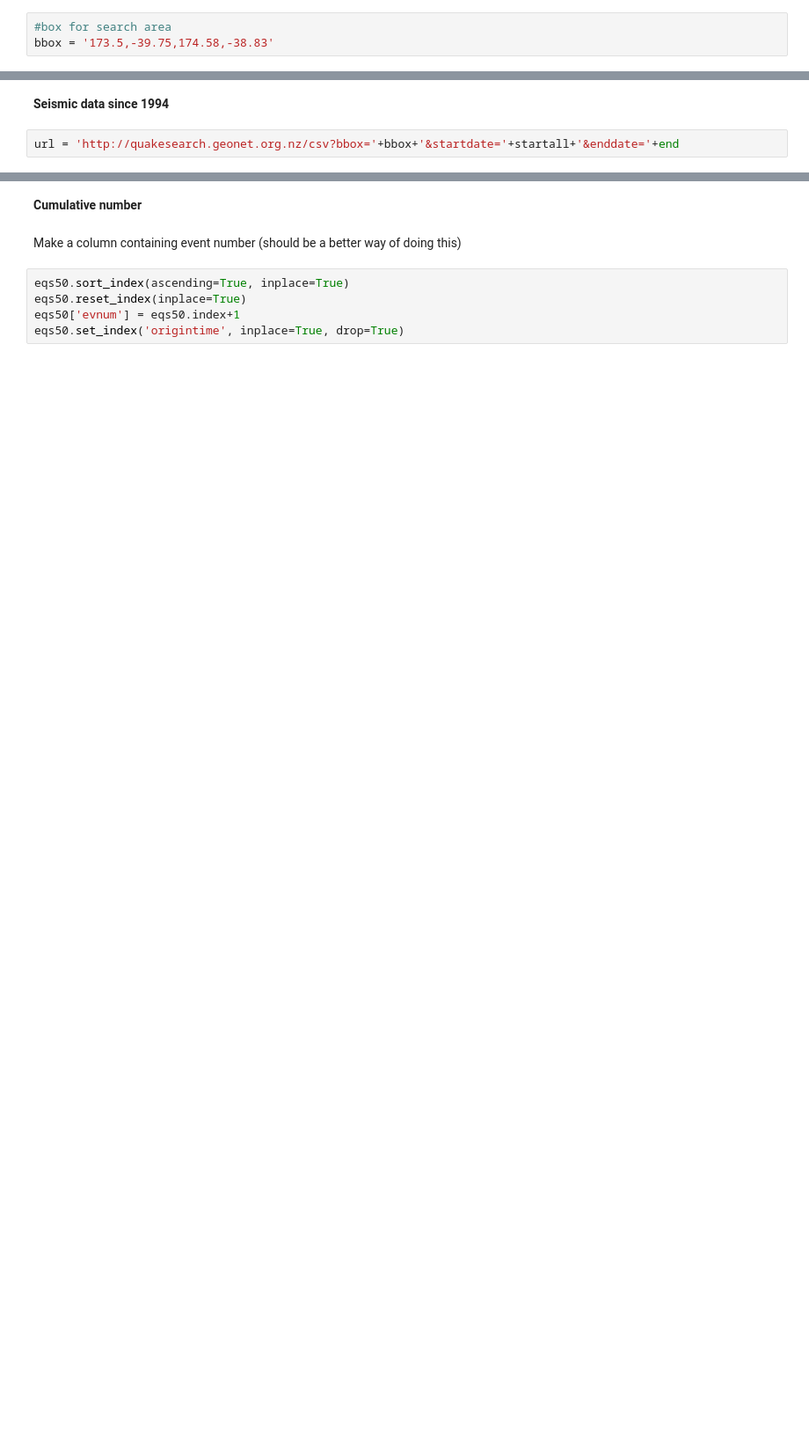
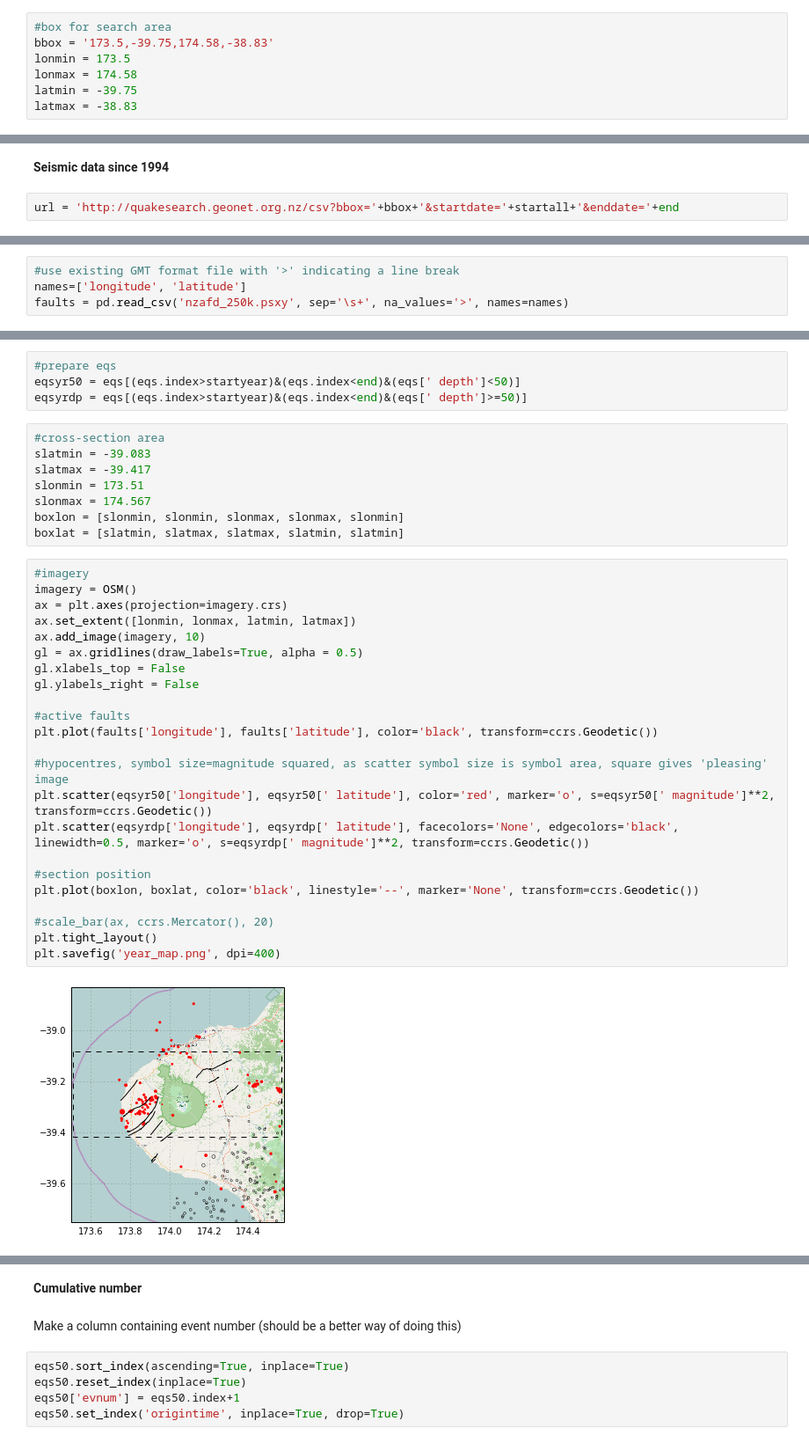
Before and after one commit to rumachan/iPythonNotebooks, a Jupyter notebook: taranaki_trc_report.ipynb, the cells around one changed output, grey strips where cells are left out. Shown at 88% size. Drawn from its saved outputs; the diff is of its cells as text; blank space fills up the shorter version.

Commit message:
mapping, with test gridlines

```diff
--- a/taranaki_trc_report.ipynb
+++ b/taranaki_trc_report.ipynb
@@ -17,6 +32,10 @@ display(HTML("<style>.container { width:100% !important; }</style>"))
 # %%
 #box for search area
 bbox = '173.5,-39.75,174.58,-38.83'
+lonmin = 173.5
+lonmax = 174.58
+latmin = -39.75
+latmax = -38.83
 # %%
 startall = '1994-01-01T00:00:00'
 startyear = '2016-07-01T00:00:00'
@@ -31,0 +54,4 @@ eqs.to_csv('eqs_all.csv', index=False)
+# %%
+#use existing GMT format file with '>' indicating a line break
+names=['longitude', 'latitude']
+faults = pd.read_csv('nzafd_250k.psxy', sep='\s+', na_values='>', names=names)
@@ -31,0 +83,37 @@ eqs.to_csv('eqs_all.csv', index=False)
+# %%
+#prepare eqs
+eqsyr50 = eqs[(eqs.index>startyear)&(eqs.index<end)&(eqs[' depth']<50)]
+eqsyrdp = eqs[(eqs.index>startyear)&(eqs.index<end)&(eqs[' depth']>=50)]
+# %%
+#cross-section area
+slatmin = -39.083
+slatmax = -39.417
+slonmin = 173.51
+slonmax = 174.567
+boxlon = [slonmin, slonmin, slonmax, slonmax, slonmin]
+boxlat = [slatmin, slatmax, slatmax, slatmin, slatmin]
+# %%
+#imagery
+imagery = OSM()
+ax = plt.axes(projection=imagery.crs)
+ax.set_extent([lonmin, lonmax, latmin, latmax])
+ax.add_image(imagery, 10)
+gl = ax.gridlines(draw_labels=True, alpha = 0.5)
+gl.xlabels_top = False
+gl.ylabels_right = False
+
+#active faults
+plt.plot(faults['longitude'], faults['latitude'], color='black', transform=ccrs.Geodetic())
+
+#hypocentres, symbol size=magnitude squared, as scatter symbol size is symbol area, square gives 'pleasing' image
+plt.scatter(eqsyr50['longitude'], eqsyr50[' latitude'], color='red', marker='o', s=eqsyr50[' magnitude']**2, transform=ccrs.Geodetic())
+plt.scatter(eqsyrdp['longitude'], eqsyrdp[' latitude'], facecolors='None', edgecolors='black', linewidth=0.5, marker='o', s=eqsyrdp[' magnitude']**2, transform=ccrs.Geodetic())
+
+#section position
+plt.plot(boxlon, boxlat, color='black', linestyle='--', marker='None', transform=ccrs.Geodetic())
+
+#scale_bar(ax, ccrs.Mercator(), 20)
+plt.tight_layout()
+plt.savefig('year_map.png', dpi=400)
+# %% [output]
+[figure, added]
```
Also changed, not shown: parts of 40 cells of this notebook.
